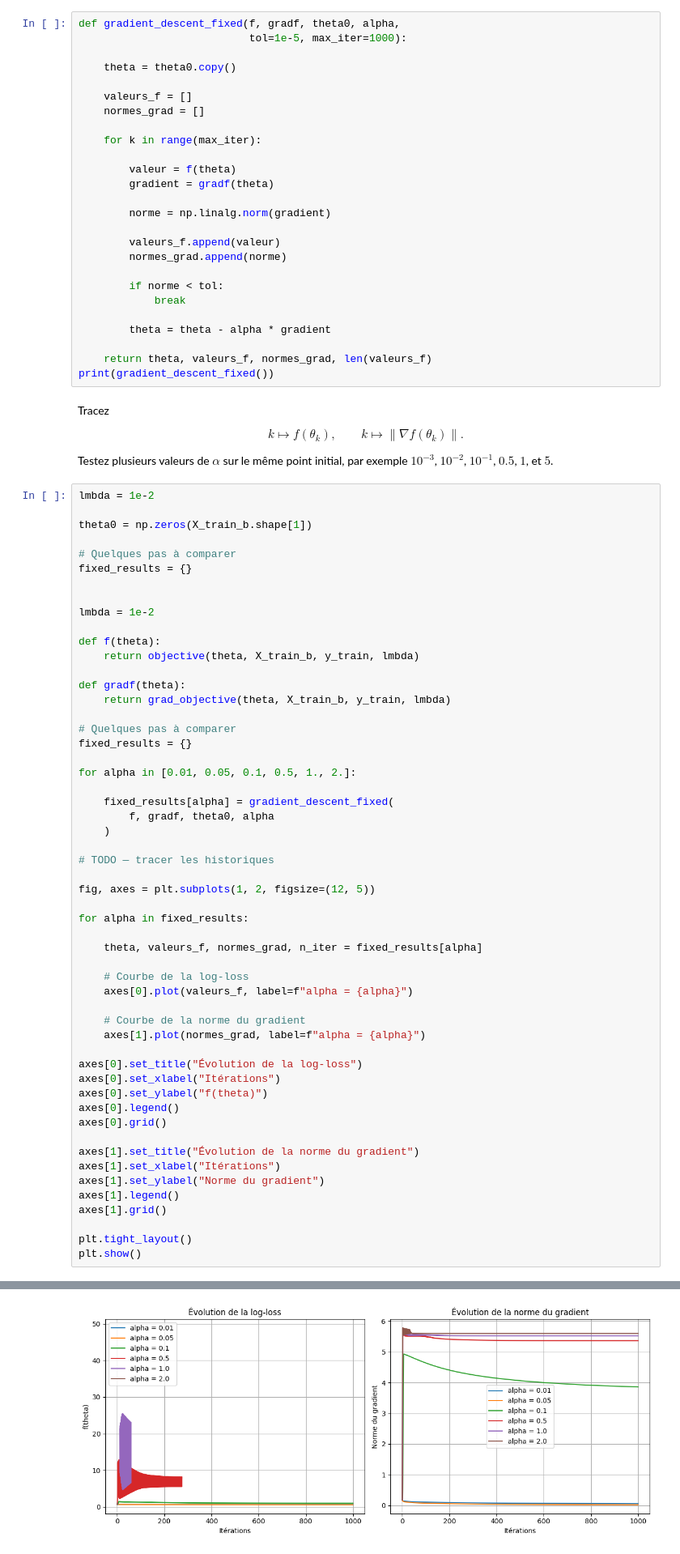
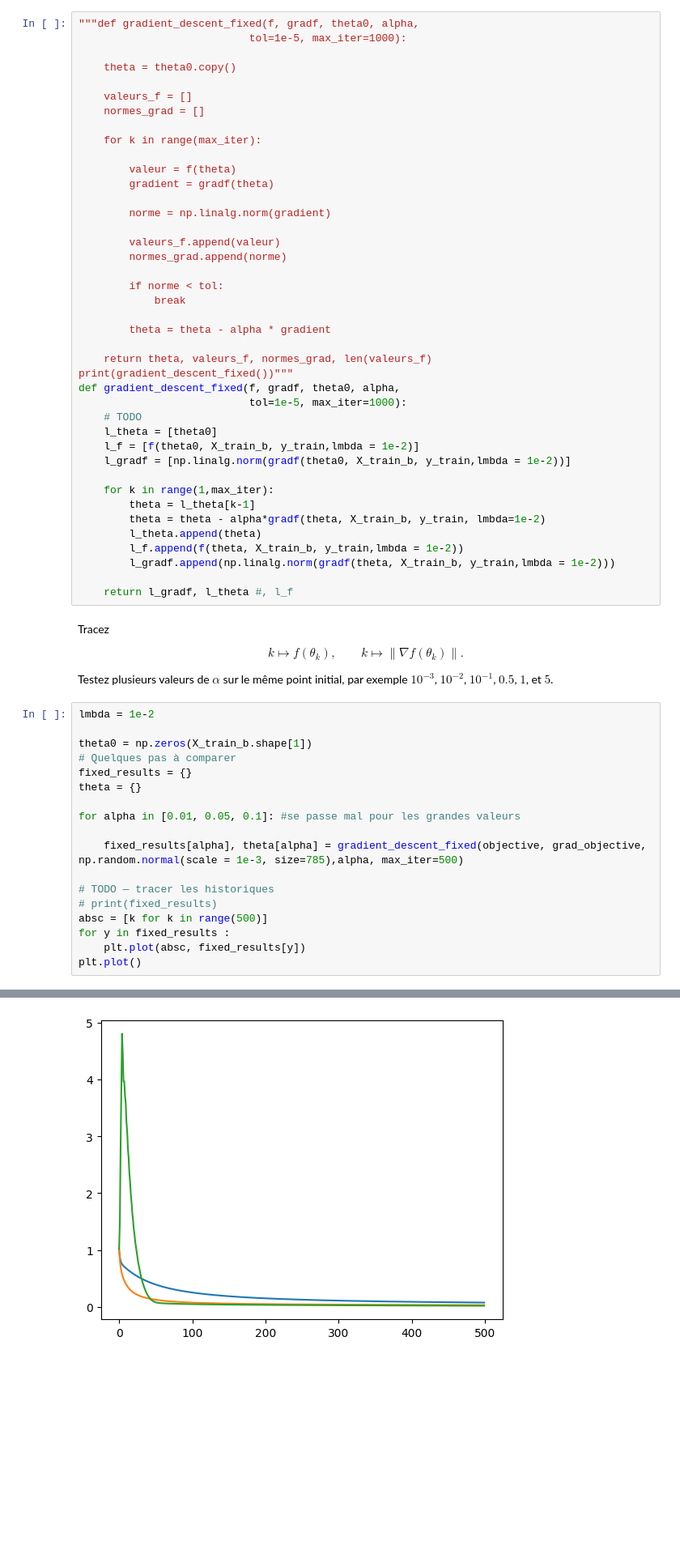
Before and after one commit to antoinecassou/3GMO1, a Jupyter notebook: Projet_QuickDraw_Sujet.ipynb, the cells around one changed output, grey strips where cells are left out. Shown at 81% size. Drawn from its saved outputs; the diff is of its cells as text; blank space fills up the shorter version.

```diff
--- a/Projet_QuickDraw_Sujet.ipynb
+++ b/Projet_QuickDraw_Sujet.ipynb
@@ -517,7 +518,7 @@ Programmez une fonction $\texttt{gradient\_descent\_fixed}$ retournant: la solut
 
 Testez plusieurs pas et tracez $f(\theta_k)$ ainsi que $\|\nabla f(\theta_k)\|$.
 # %%
-def gradient_descent_fixed(f, gradf, theta0, alpha,
+"""def gradient_descent_fixed(f, gradf, theta0, alpha,
                            tol=1e-5, max_iter=1000):
 
     theta = theta0.copy()
@@ -541,7 +542,22 @@ def gradient_descent_fixed(f, gradf, theta0, alpha,
         theta = theta - alpha * gradient
 
     return theta, valeurs_f, normes_grad, len(valeurs_f)
-print(gradient_descent_fixed())
+print(gradient_descent_fixed())"""
+def gradient_descent_fixed(f, gradf, theta0, alpha,
+                           tol=1e-5, max_iter=1000):
+    # TODO
+    l_theta = [theta0]
+    l_f = [f(theta0, X_train_b, y_train,lmbda = 1e-2)]
+    l_gradf = [np.linalg.norm(gradf(theta0, X_train_b, y_train,lmbda = 1e-2))]
+
+    for k in range(1,max_iter):
+        theta = l_theta[k-1]
+        theta = theta - alpha*gradf(theta, X_train_b, y_train, lmbda=1e-2)
+        l_theta.append(theta)
+        l_f.append(f(theta, X_train_b, y_train,lmbda = 1e-2))
+        l_gradf.append(np.linalg.norm(gradf(theta, X_train_b, y_train,lmbda = 1e-2)))
+
+    return l_gradf, l_theta #, l_f
 # %% [markdown]
 Tracez
 
@@ -556,54 +572,18 @@ Testez plusieurs valeurs de $\alpha$ sur le même point initial, par exemple $10
 lmbda = 1e-2
 
 theta0 = np.zeros(X_train_b.shape[1])
-
 # Quelques pas à comparer
 fixed_results = {}
+theta = {}
 
+for alpha in [0.01, 0.05, 0.1]: #se passe mal pour les grandes valeurs
 
-lmbda = 1e-2
-
-def f(theta):
-    return objective(theta, X_train_b, y_train, lmbda)
-
-def gradf(theta):
-    return grad_objective(theta, X_train_b, y_train, lmbda)
-
-# Quelques pas à comparer
-fixed_results = {}
-
-for alpha in [0.01, 0.05, 0.1, 0.5, 1., 2.]:
-
-    fixed_results[alpha] = gradient_descent_fixed(
-        f, gradf, theta0, alpha
-    )
+    fixed_results[alpha], theta[alpha] = gradient_descent_fixed(objective, grad_objective, np.random.normal(scale = 1e-3, size=785),alpha, max_iter=500)
 
 # TODO — tracer les historiques
-
-fig, axes = plt.subplots(1, 2, figsize=(12, 5))
-
-for alpha in fixed_results:
-
-    theta, valeurs_f, normes_grad, n_iter = fixed_results[alpha]
-
-    # Courbe de la log-loss
-    axes[0].plot(valeurs_f, label=f"alpha = {alpha}")
-
-    # Courbe de la norme du gradient
-    axes[1].plot(normes_grad, label=f"alpha = {alpha}")
-
-axes[0].set_title("Évolution de la log-loss")
-axes[0].set_xlabel("Itérations")
-axes[0].set_ylabel("f(theta)")
-axes[0].legend()
-axes[0].grid()
-
-axes[1].set_title("Évolution de la norme du gradient")
-axes[1].set_xlabel("Itérations")
-axes[1].set_ylabel("Norme du gradient")
-axes[1].legend()
-axes[1].grid()
-
-plt.tight_layout()
-plt.show()
+# print(fixed_results)
+absc = [k for k in range(500)]
+for y in fixed_results :
+    plt.plot(absc, fixed_results[y])
+plt.plot()
 # %% [output]
@@ -610,4 +591,4 @@ plt.show()
-[figure, old version]
+[figure, new version]
 # %% [markdown]
 ### 4.2 BONUS Règle d'Armijo
 
```
Also changed, not shown: parts of 12 cells of this notebook, 3 other files.
